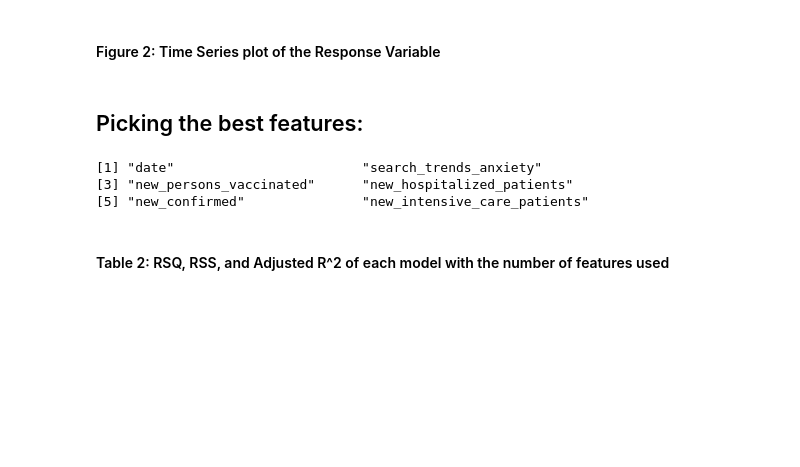
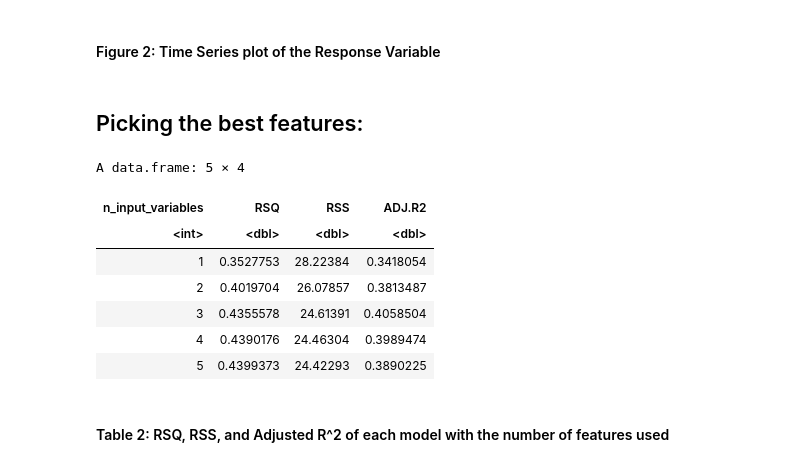
Before and after one commit to DSCI-310-2025/dsci-310-group-14, a Jupyter notebook: covid_analysis.ipynb, the cells around one changed output. Saved outputs shown, nothing was run; the diff lists cells and outputs as text; code cells hidden in the pictures; blank space fills up the shorter version.

```diff
--- a/covid_analysis.ipynb
+++ b/covid_analysis.ipynb
@@ -185,20 +174,28 @@ covid_backward_sel <- regsubsets(
   data = covid_train_numeric,
   method = "backward",
 )
-
-# summary of each model's performance
-covid_backward_sel_summary_df <- data.frame(
-  n_input_variables = 1:5,
-  RSQ = covid_backward_sel_summary$rsq,
-  RSS = covid_backward_sel_summary$rss,
-  ADJ.R2 = covid_backward_sel_summary$adjr2
-)
-
-covid_backward_sel_summary_df
-# %% [output]
-[1] "date"                        "search_trends_anxiety"
-[3] "new_persons_vaccinated"      "new_hospitalized_patients"
-[5] "new_confirmed"               "new_intensive_care_patients"
+# %%
+# summary of each model's performance
+
+covid_backward_sel_summary <- summary(covid_backward_sel)
+
+covid_backward_sel_summary_df <- data.frame(
+  n_input_variables = 1:5,
+  RSQ = covid_backward_sel_summary$rsq,
+  RSS = covid_backward_sel_summary$rss,
+  ADJ.R2 = covid_backward_sel_summary$adjr2
+)
+
+covid_backward_sel_summary_df
+# %% [output]
+A data.frame: 5 × 4
+| n_input_variables | RSQ | RSS | ADJ.R2 |
+| <int> | <dbl> | <dbl> | <dbl> |
+| 1 | 0.3527753 | 28.22384 | 0.3418054 |
+| 2 | 0.4019704 | 26.07857 | 0.3813487 |
+| 3 | 0.4355578 | 24.61391 | 0.4058504 |
+| 4 | 0.4390176 | 24.46304 | 0.3989474 |
+| 5 | 0.4399373 | 24.42293 | 0.3890225 |
 # %% [markdown]
 <h4>Table 2: RSQ, RSS, and Adjusted R^2 of each model with the number of features used</h4>
 # %%
```
Also changed, not shown: parts of 7 cells of this notebook.
